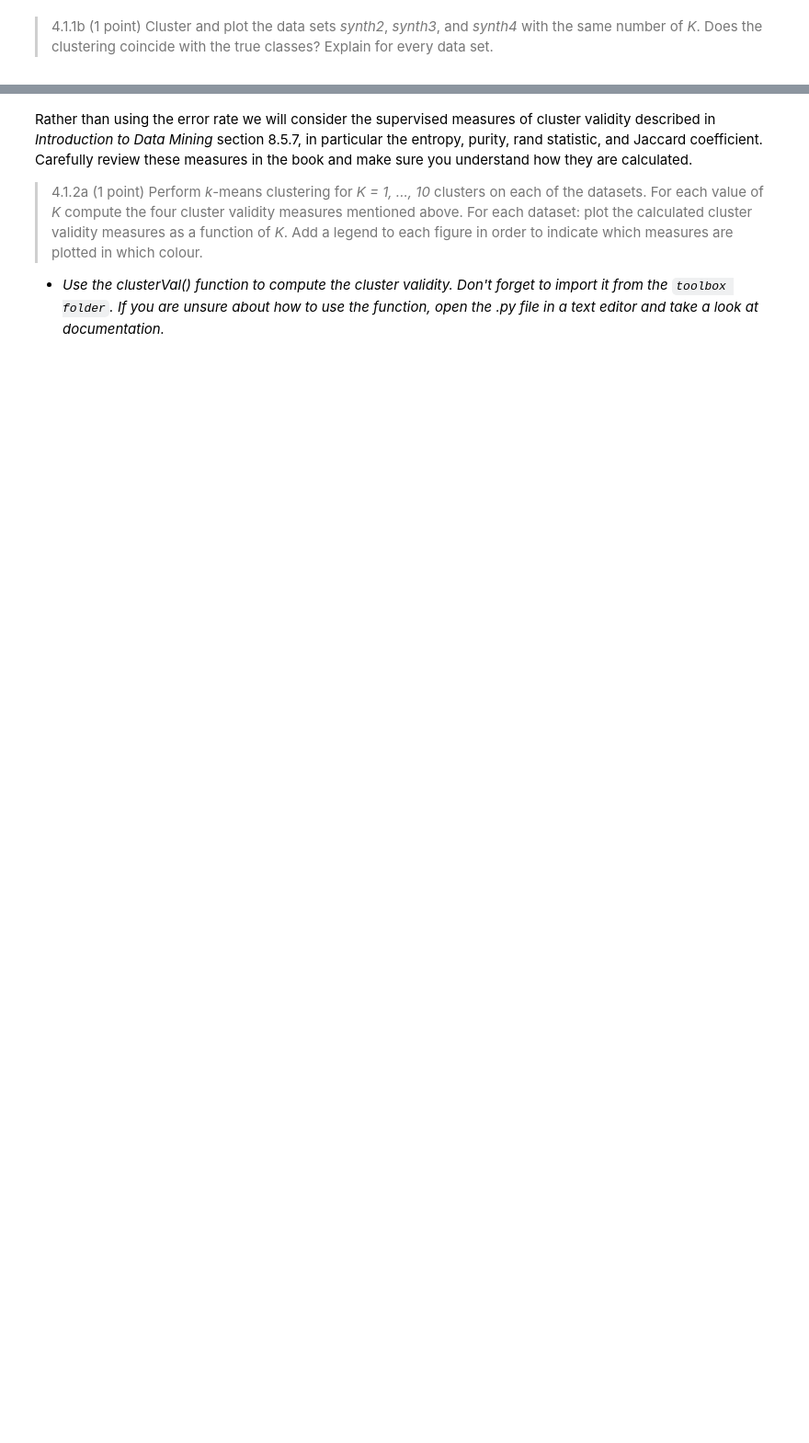
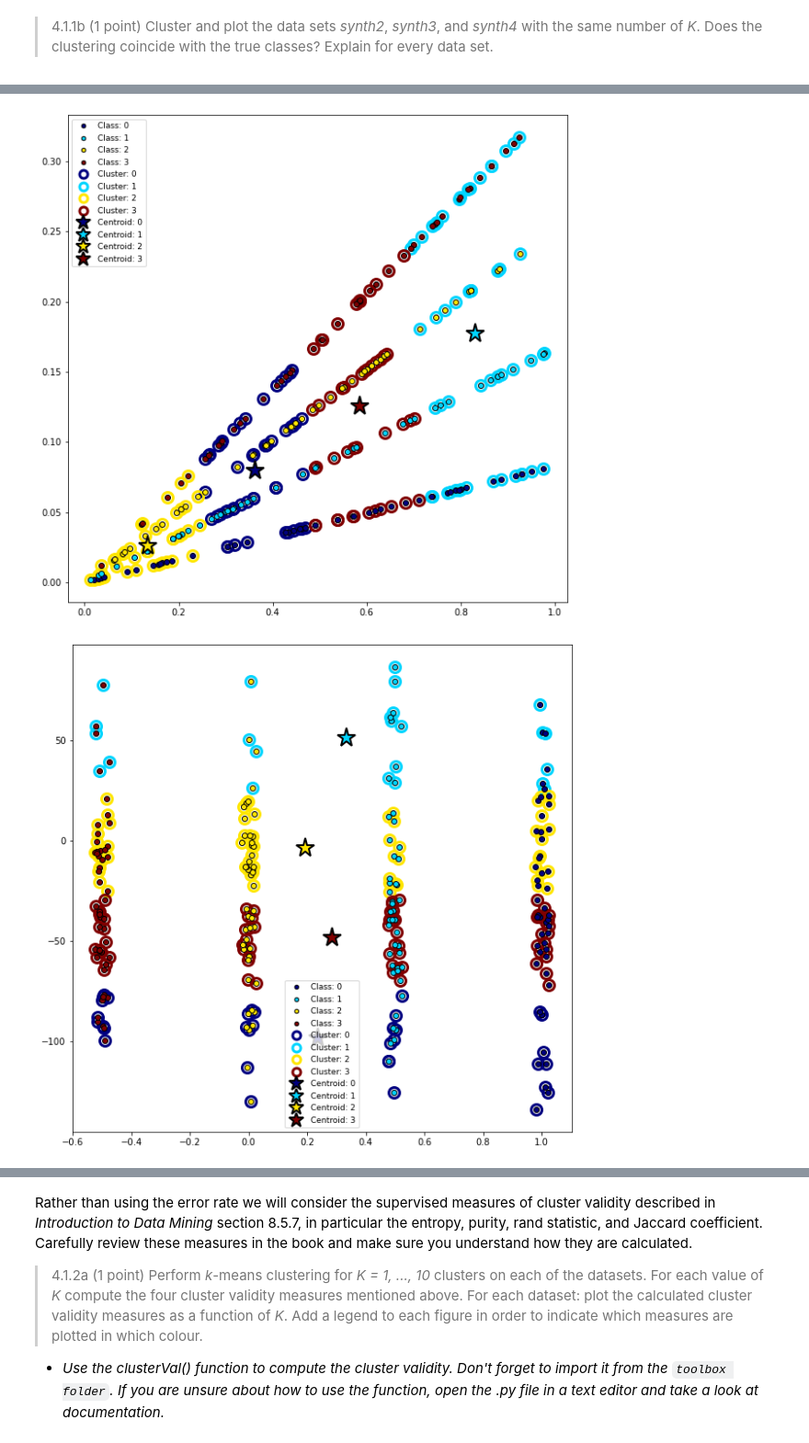
Before and after one commit to CornelisseMichael/Datamining, a Jupyter notebook: assignment_4/Assignment_4.ipynb, the cells around one changed output, grey strips where cells are left out. Shown at 92% size. Drawn from its saved outputs; the diff is of its cells as text; code cells hidden in the pictures; blank space fills up the shorter version.

```diff
--- a/assignment_4/Assignment_4.ipynb
+++ b/assignment_4/Assignment_4.ipynb
@@ -68,0 +77,20 @@ YOUR ANSWER HERE
+# %%
+##Answer to question 4.1.1b
+# YOUR CODE HERE
+
+synth2 = loadmat('./data/synth2.mat')
+synth3 = loadmat('./data/synth3.mat')
+synth4 = loadmat('./data/synth4.mat')
+
+files = [synth2, synth3, synth4]
+
+for i in range(3):
+    K = KMeans(n_clusters=4).fit(files[i]['X'])
+    centroids = K.cluster_centers_
+    clusters = K.labels_
+    plt.figure(figsize = (10,10))
+    clusterPlot(files[i]['X'], clusters, centroids, files[i]['y'])
+    plt.show
+# %% [output]
+[figure, added]
+[figure, added]
```
Also changed, not shown: parts of 7 cells of this notebook.
